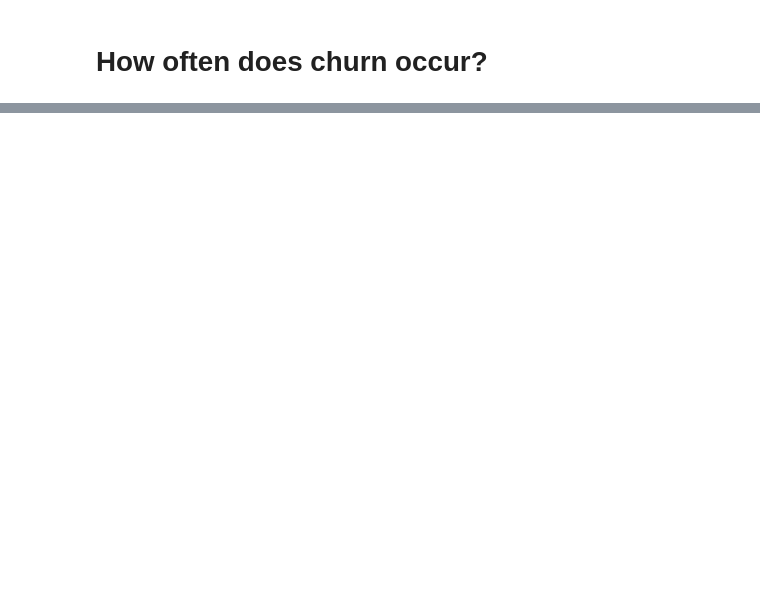
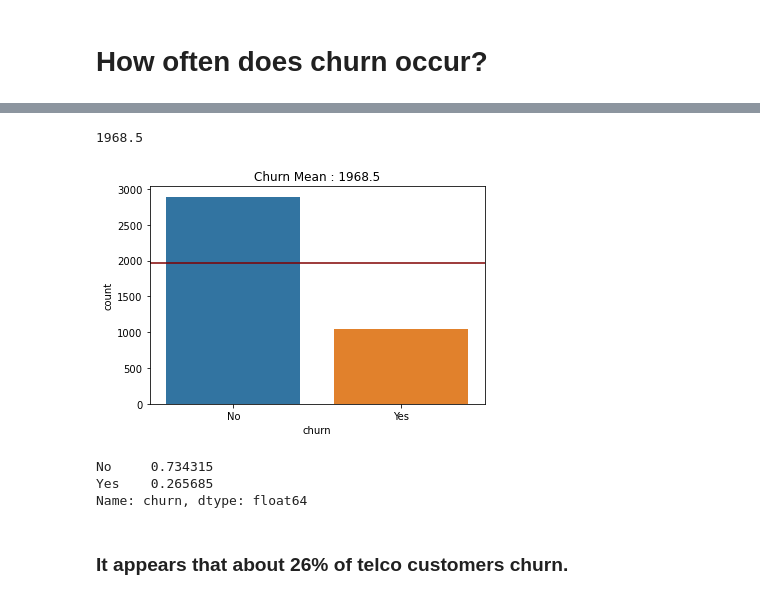
Before and after one commit to Yvette-Ibarra/classification-project, a Jupyter notebook: working_notebook.ipynb, the cells around one changed output, grey strips where cells are left out. Cells and saved outputs as stored; diff of their text form; code cells hidden in the pictures; blank space fills up the shorter version.

```diff
--- a/working_notebook.ipynb
+++ b/working_notebook.ipynb
@@ -129,9 +100,15 @@ df.head()
 # %%
-def train_validate_test(df, target):
-    ''' This function takes in a dataframe and target variable to sratify and  splits the data into
-    train , validate, test'''
-
-    train, test = train_test_split(df, test_size=.2, random_state=123, stratify=df[target])
-    train, validate = train_test_split(train, test_size=.25, random_state=123, stratify=train[target])
-
+def split_telco_data(df):
+    '''
+    This function split telco data into train , validate, test and  stratifies on churn.
+    The split is 20% test 80% train/validate. Then 30% of 80% validate and 70% of 80% train.
+    Aproximately (train 56%, validate 24%, test 20%)
+    Returns train, validate, and test
+    '''
+    train_validate, test = train_test_split(df, test_size=.2,
+                                        random_state=123,
+                                        stratify=df.churn)
+    train, validate = train_test_split(train_validate, test_size=.3,
+                                   random_state=123,
+                                   stratify=train_validate.churn)
     return train, validate, test
@@ -169,0 +115,4 @@ x_train, x_validate, x_test = w.impute_mean_total_charges(x_train, x_validate, x
+# %%
+# split data
+train, validate, test = split_telco_data(df)
+train.shape,validate.shape, test.shape
@@ -176,0 +130,24 @@ sns.countplot(y_train)
+# %%
+mean = train.churn.value_counts().mean()
+mean
+# %% [output]
+1968.5
+# %%
+def get_churn_mean_bar(df):
+    mean = df.churn.value_counts().mean()
+    plt.title(f'Churn Mean : {mean}')
+    sns.countplot(df.churn)
+    col_mean= df.churn.value_counts().mean()
+    plt.axhline(col_mean, label = 'Churn mean',color='maroon')
+# %%
+get_churn_mean_bar(train)
+# %% [output]
+[figure, added]
+# %%
+train.churn.value_counts(normalize=True)
+# %% [output]
+No     0.734315
+Yes    0.265685
+Name: churn, dtype: float64
+# %% [markdown]
+### It appears that about 26% of telco customers churn.
```
Also changed, not shown: parts of 42 cells of this notebook.
